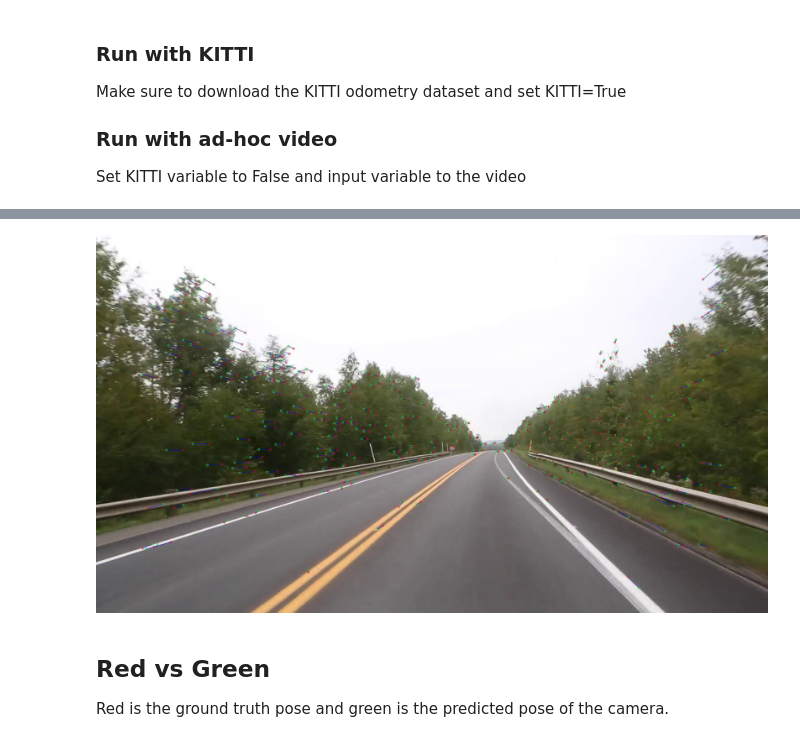
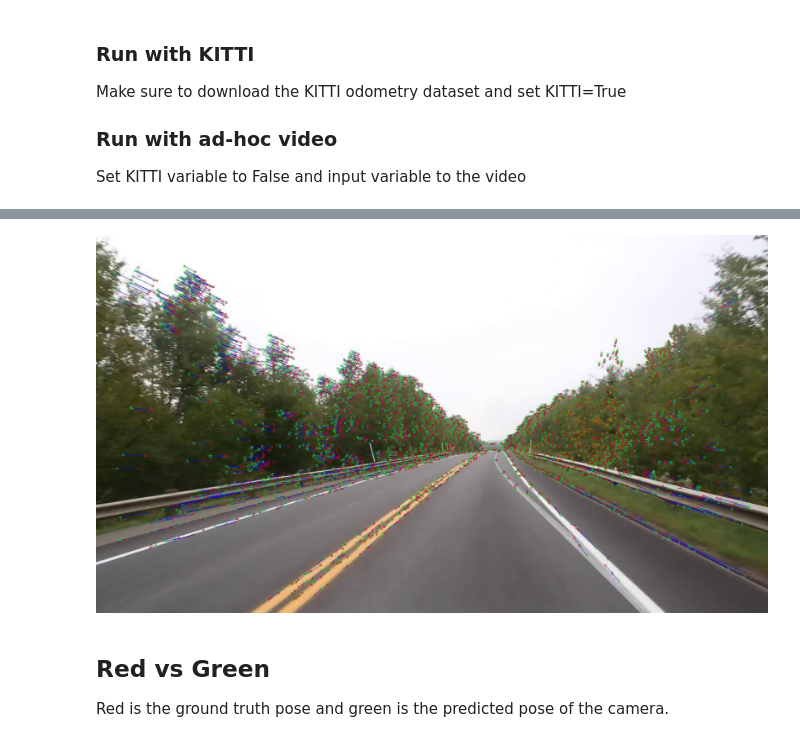
Before and after one commit to hpennington/mono-visual-odometry, a Jupyter notebook: visual_odometry.ipynb, the cells around one changed output, grey strips where cells are left out. Cells and saved outputs as stored; diff of their text form; code cells hidden in the pictures.

```diff
--- a/visual_odometry.ipynb
+++ b/visual_odometry.ipynb
@@ -41,10 +41,10 @@ input = './videos/test_countryroad.mp4'
 im_size = (640, 480)
 
 # ORB Detector parameters
-max_corners = 1500
-kernel_size = 6
-distance = 0.001
-keypoint_size = 20
+max_corners = 15000
+kernel_size = 3
+quality = 0.001
+keypoint_size = 6
 
 # Ransac parameters
 ransac_minsamples = 12
@@ -52,11 +52,11 @@ ransac_max_trials = 175
 ransac_residual_threshold = 0.001
 
 # Pose extratction translation scaling
-tscale = 3.0
+tscale = 2.0
 
 # Point cloud clustering
 n_points = 3
-dbscan_eps = 0.5 * tscale
+dbscan_eps = tscale * 0.9
 # %%
 seq = None
 mono_folder = None
@@ -95,7 +95,7 @@ def match_frames(frame1, frame2, corners1, corners2, kps1, kps2, descriptors1, d
 
     H, W = frame1.shape
     F_x = W // 2
-    F_y = W // 2
+    F_y = H // 2
     C_x = W // 2
     C_y = H // 2
     K = np.array([[F_x, 0, C_x], [0, F_y, C_y], [0, 0, 1]])
@@ -240,7 +240,7 @@ while (KITTI == True and i < len(train_image_names)) or (cap is not None and cap
             corners = cv2.goodFeaturesToTrack(
                 im1,
                 max_corners,
-                distance,
+                quality,
                 kernel_size
             )
 
@@ -257,7 +257,9 @@ while (KITTI == True and i < len(train_image_names)) or (cap is not None and cap
                     t = t.flatten()
 
                     R_abs = np.dot(R, R_abs)
-                    t_abs = t_abs + R_abs.dot((t * tscale))
+                    tt = t
+                    tt[2] *= tscale
+                    t_abs = t_abs + R_abs.dot((tt))
 
                     # print(t_abs)
                     t_abs_all.append(t_abs)
@@ -313,36 +315,36 @@ while (KITTI == True and i < len(train_image_names)) or (cap is not None and cap
             last_corners = cv2.goodFeaturesToTrack(
                 im,
                 max_corners,
-                distance,
+                quality,
                 kernel_size
             )
 
             keypoints = [cv2.KeyPoint(x=x[0][0], y=x[0][1], size=20) for x in last_corners]
             last_kps, last_descriptors = orb.compute(im, keypoints)
         else:
             last_corners = corners
             last_kps, last_descriptors = kps, descriptors
 
         cv2.imshow('im1', im_original)
         key = cv2.waitKey(1)
         if key & 0xFF == ord('q'):
             break
 
         if (i > 100 and i % 1000 == 0) or (i > 0 and i < 11 and i % 10 == 0):
             display_mat(cv2.cvtColor(im_original, cv2.COLOR_BGR2RGB))
 
         t1 = time.time()
         i += 1
 
     else:
         break
 
 cv2.destroyAllWindows()
 cv2.waitKey(4)
 if KITTI == False:
     cap.release()
 # %% [output]
-[figure, old version]
+[figure, new version]
 # %% [markdown]
 ## Red vs Green
 Red is the ground truth pose and green is the predicted pose of the camera.
```
Also changed, not shown: parts of 2 cells of this notebook, 1 other file.
